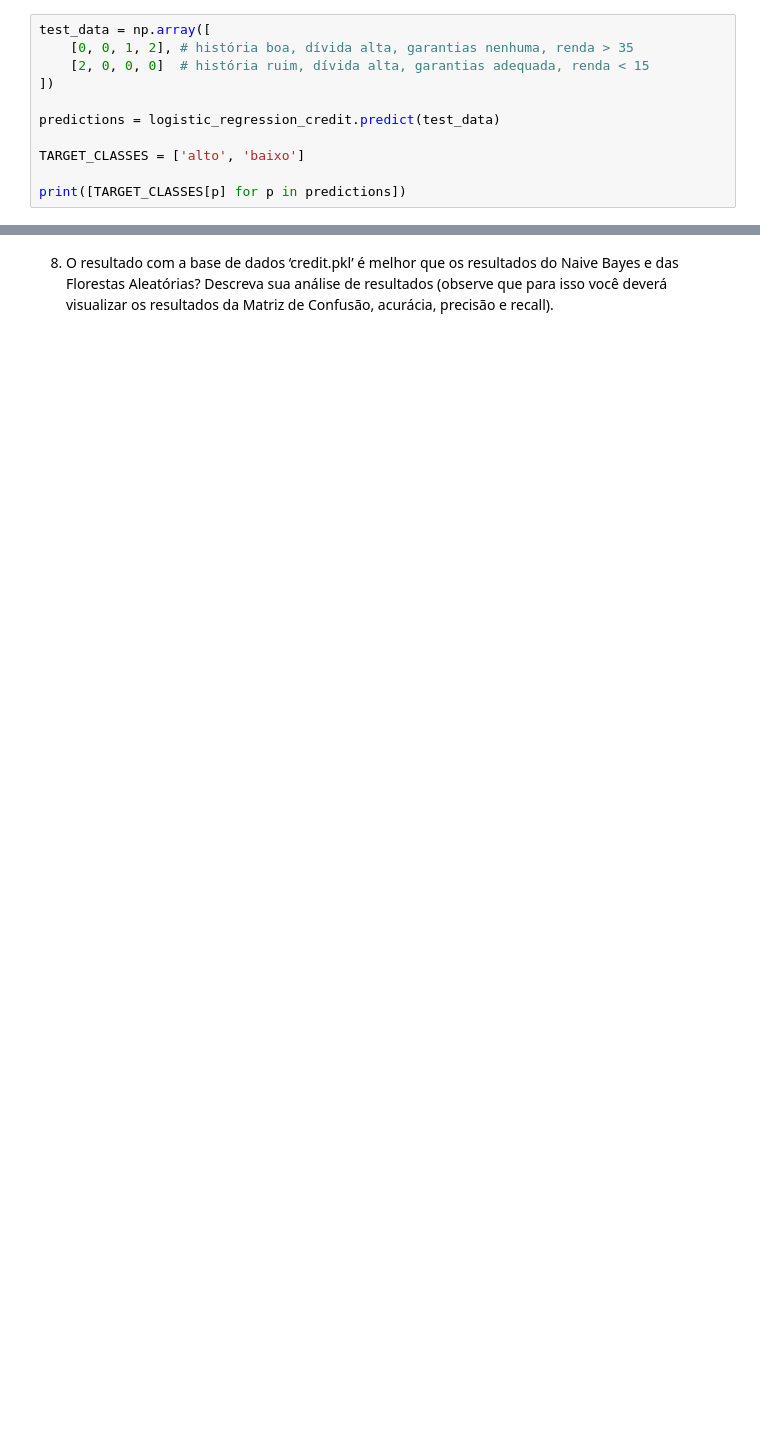
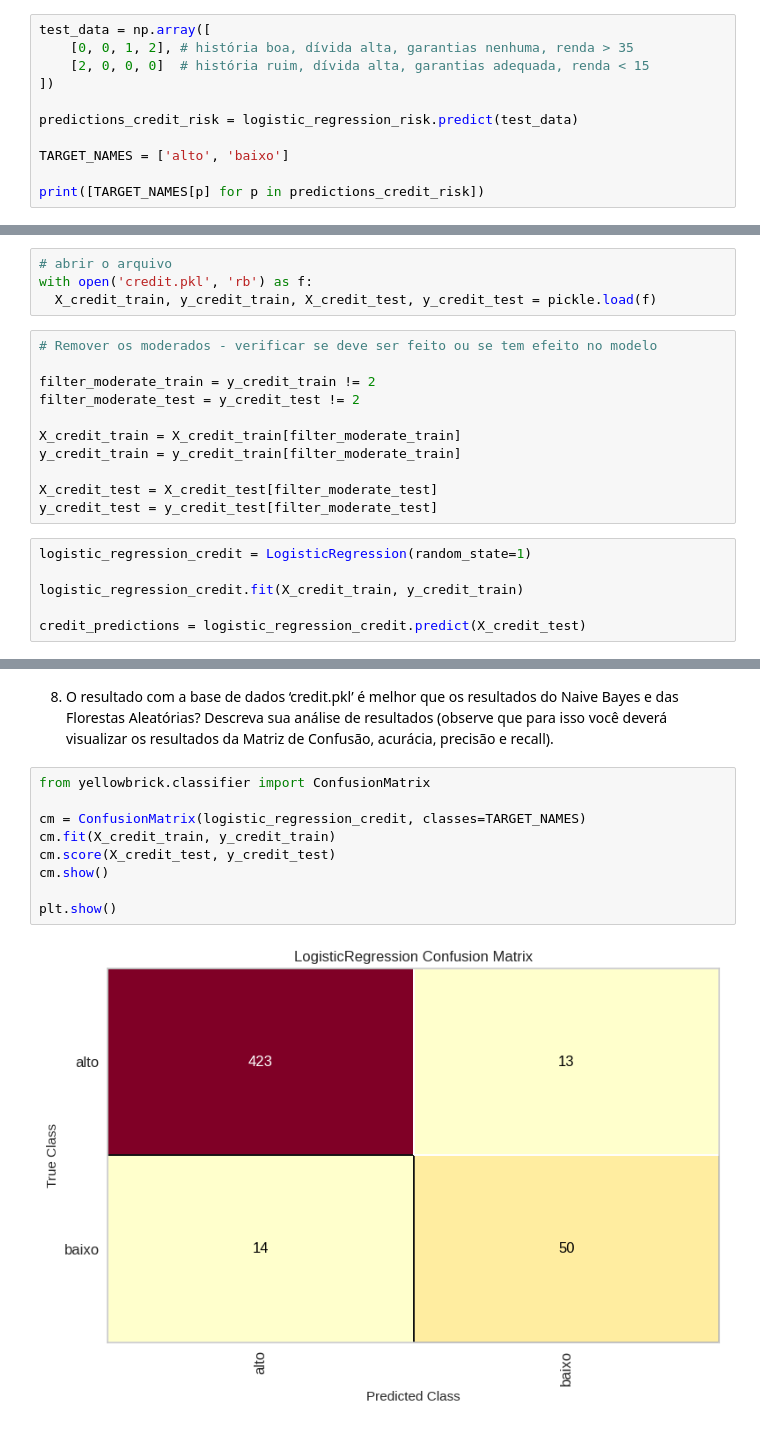
Before and after one commit to Marlon-Sbardelatti/machine-learning, a Jupyter notebook: trabalho-03/logistic_regression.ipynb, the cells around one changed output, grey strips where cells are left out. Saved outputs shown, nothing was run; the diff lists cells and outputs as text; blank space fills up the shorter version.

Commit message:
:poop: wip(logistic_regression): apply logistic regression to credit dataset

```diff
--- a/trabalho-03/logistic_regression.ipynb
+++ b/trabalho-03/logistic_regression.ipynb
@@ -81,11 +80,11 @@ test_data = np.array([
     [2, 0, 0, 0]  # história ruim, dívida alta, garantias adequada, renda < 15
 ])
 
-predictions = logistic_regression_credit.predict(test_data)
+predictions_credit_risk = logistic_regression_risk.predict(test_data)
 
-TARGET_CLASSES = ['alto', 'baixo']
+TARGET_NAMES = ['alto', 'baixo']
 
-print([TARGET_CLASSES[p] for p in predictions])
+print([TARGET_NAMES[p] for p in predictions_credit_risk])
 # %% [output]
 ['baixo', 'alto']
 # %% [markdown]
@@ -97,3 +94,24 @@ credit_predictions = logistic_regression_credit.predict(X_credit_risk)
+# %%
+# abrir o arquivo
+with open('credit.pkl', 'rb') as f:
+  X_credit_train, y_credit_train, X_credit_test, y_credit_test = pickle.load(f)
+# %%
+# Remover os moderados - verificar se deve ser feito ou se tem efeito no modelo
+
+filter_moderate_train = y_credit_train != 2
+filter_moderate_test = y_credit_test != 2
+
+X_credit_train = X_credit_train[filter_moderate_train]
+y_credit_train = y_credit_train[filter_moderate_train]
+
+X_credit_test = X_credit_test[filter_moderate_test]
+y_credit_test = y_credit_test[filter_moderate_test]
+# %%
+logistic_regression_credit = LogisticRegression(random_state=1)
+
+logistic_regression_credit.fit(X_credit_train, y_credit_train)
+
+credit_predictions = logistic_regression_credit.predict(X_credit_test)
 # %%
 from sklearn.metrics import accuracy_score
 
@@ -117,2 +137,13 @@ Acurácia: 0.9090909090909091
 # %% [markdown]
 8. O resultado com a base de dados ‘credit.pkl’ é melhor que os resultados do Naive Bayes e das Florestas Aleatórias? Descreva sua análise de resultados (observe que para isso você deverá visualizar os resultados da Matriz de Confusão, acurácia, precisão e recall).
+# %%
+from yellowbrick.classifier import ConfusionMatrix
+
+cm = ConfusionMatrix(logistic_regression_credit, classes=TARGET_NAMES)
+cm.fit(X_credit_train, y_credit_train)
+cm.score(X_credit_test, y_credit_test)
+cm.show()
+
+plt.show()
+# %% [output]
+[figure, added]
```
Also changed, not shown: parts of 9 cells of this notebook.
